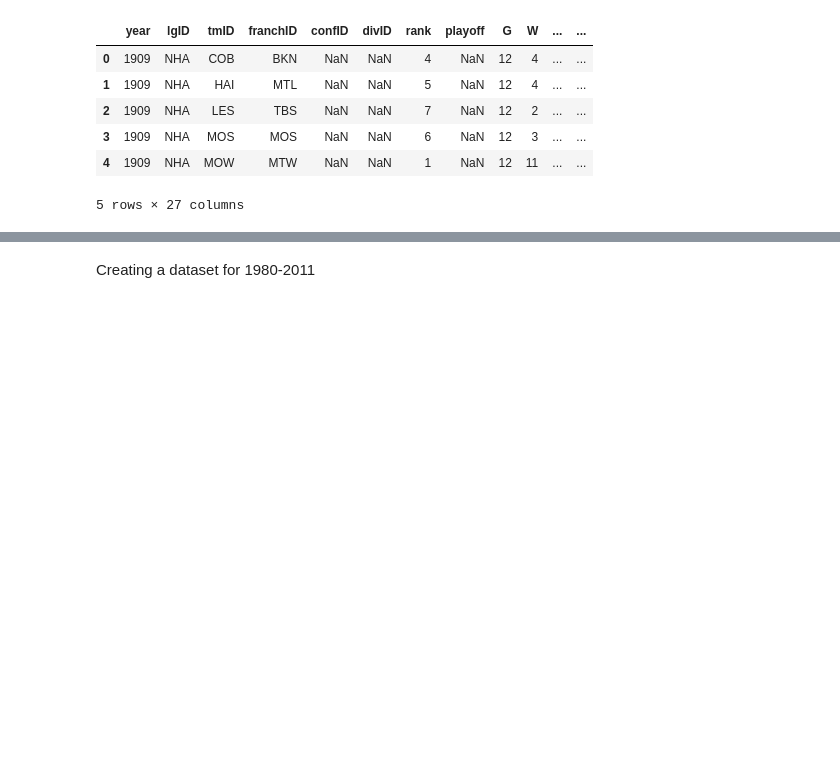
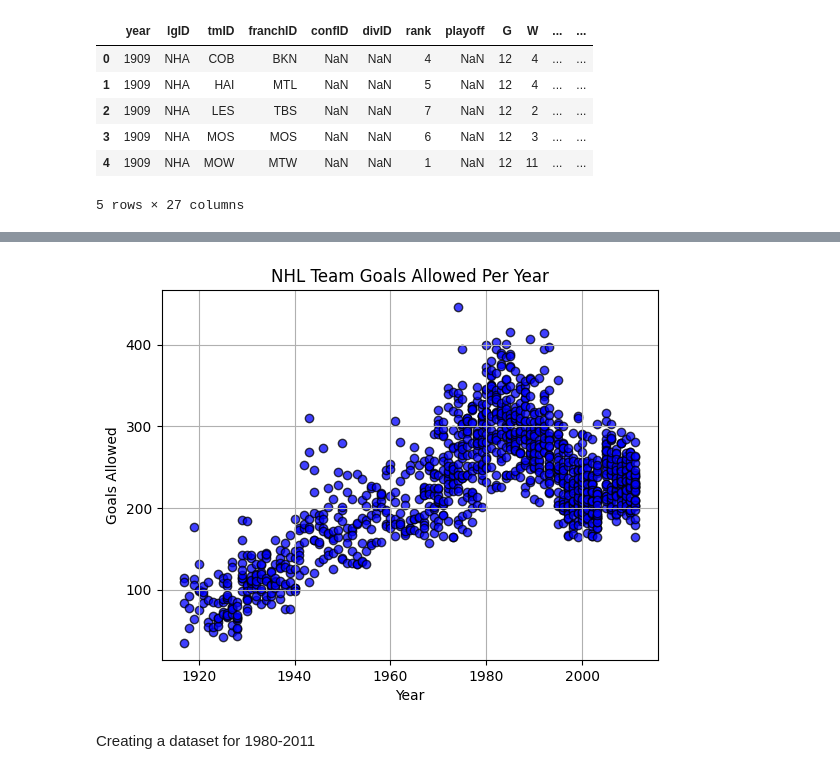
Before and after one commit to samwallach7/Project1-DELTS, a Jupyter notebook: teams_playground.ipynb, the cells around one changed output, grey strips where cells are left out. Drawn from its saved outputs; the diff is of its cells as text; code cells hidden in the pictures; blank space fills up the shorter version.

```diff
--- a/teams_playground.ipynb
+++ b/teams_playground.ipynb
@@ -79,0 +95,18 @@ plt.show()
+# %%
+# Building scatter plot for years vs. team goals allowed
+plt.scatter(nhl_team_data["year"],nhl_team_data["GA"], marker="o", facecolors="blue", edgecolors="black", alpha=.75)
+
+# Incorporate the other graph properties
+plt.title("NHL Team Goals Allowed Per Year")
+plt.xlabel("Year")
+plt.ylabel("Goals Allowed")
+#plt.ylim(-60,45)
+plt.grid(True)
+
+# Save the figure
+#plt.savefig("output_data/Fig1.png")
+
+# Show plot
+plt.show()
+# %% [output]
+[figure, added]
```
Also changed, not shown: parts of 10 cells of this notebook, 1 other file.
